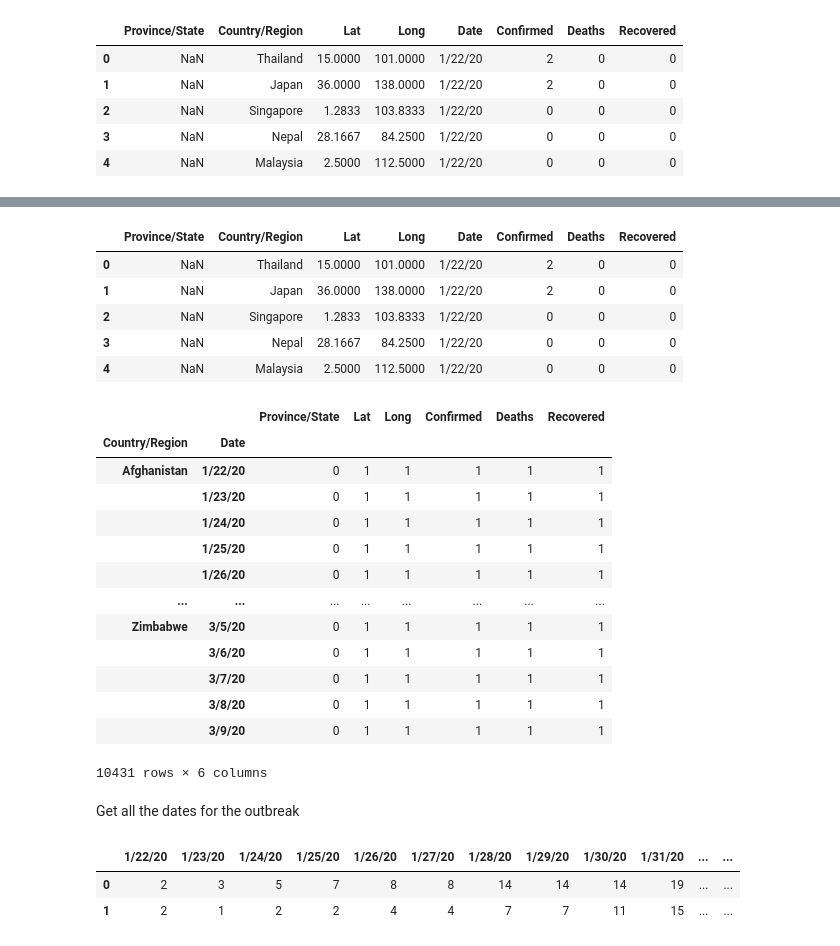
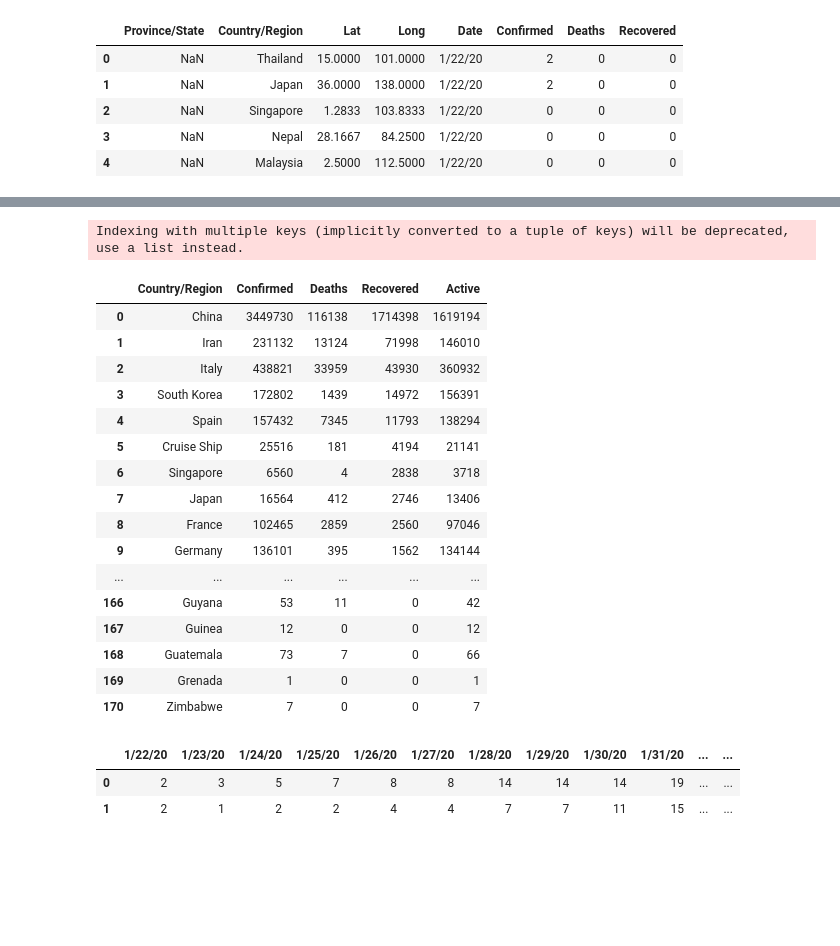
Before and after one commit to DataSenseiAryan/Covid19, a Jupyter notebook: MyVisualisation.ipynb, the cells around one changed output, grey strips where cells are left out. Cells and saved outputs as stored; diff of their text form; code cells hidden in the pictures; blank space fills up the shorter version.

```diff
--- a/MyVisualisation.ipynb
+++ b/MyVisualisation.ipynb
@@ -83,26 +120,26 @@ full_table = pd.read_csv('covid_19_full_updated.csv')
+# %%
+full_latest_grouped = full_table.groupby('Country/Region')['Confirmed', 'Deaths', 'Recovered', 'Active'].sum().reset_index()
+temp_g = full_latest_grouped.sort_values(by='Recovered', ascending=False)
+temp_g = temp_g.reset_index(drop=True)
+temp_g.style.background_gradient(cmap='Greens')
+# %% [output]
+Indexing with multiple keys (implicitly converted to a tuple of keys) will be deprecated, use a list instead.
+|  | Country/Region | Confirmed | Deaths | Recovered | Active |
+| 0 | China | 3449730 | 116138 | 1714398 | 1619194 |
+| 1 | Iran | 231132 | 13124 | 71998 | 146010 |
+| 2 | Italy | 438821 | 33959 | 43930 | 360932 |
+| 3 | South Korea | 172802 | 1439 | 14972 | 156391 |
+| 4 | Spain | 157432 | 7345 | 11793 | 138294 |
+| 5 | Cruise Ship | 25516 | 181 | 4194 | 21141 |
+| 6 | Singapore | 6560 | 4 | 2838 | 3718 |
+| 7 | Japan | 16564 | 412 | 2746 | 13406 |
+| 8 | France | 102465 | 2859 | 2560 | 97046 |
+| 9 | Germany | 136101 | 395 | 1562 | 134144 |
+| ... | ... | ... | ... | ... | ... |
+| 166 | Guyana | 53 | 11 | 0 | 42 |
+| 167 | Guinea | 12 | 0 | 0 | 12 |
+| 168 | Guatemala | 73 | 7 | 0 | 66 |
+| 169 | Grenada | 1 | 0 | 0 | 1 |
+| 170 | Zimbabwe | 7 | 0 | 0 | 7 |
 # %%
-full_table.head(5)
+full_table.
-# %% [output]
-|  | Province/State | Country/Region | Lat | Long | Date | Confirmed | Deaths | Recovered |
-| 0 | NaN | Thailand | 15.0000 | 101.0000 | 1/22/20 | 2 | 0 | 0 |
-| 1 | NaN | Japan | 36.0000 | 138.0000 | 1/22/20 | 2 | 0 | 0 |
-| 2 | NaN | Singapore | 1.2833 | 103.8333 | 1/22/20 | 0 | 0 | 0 |
-| 3 | NaN | Nepal | 28.1667 | 84.2500 | 1/22/20 | 0 | 0 | 0 |
-| 4 | NaN | Malaysia | 2.5000 | 112.5000 | 1/22/20 | 0 | 0 | 0 |
-# %%
-full_table.groupby(['Country/Region' , 'Date']).count()
-# %% [output]
-|  |  | Province/State | Lat | Long | Confirmed | Deaths | Recovered |
-| Country/Region | Date |  |  |  |  |  |  |
-| Afghanistan | 1/22/20 | 0 | 1 | 1 | 1 | 1 | 1 |
-|  | 1/23/20 | 0 | 1 | 1 | 1 | 1 | 1 |
-|  | 1/24/20 | 0 | 1 | 1 | 1 | 1 | 1 |
-|  | 1/25/20 | 0 | 1 | 1 | 1 | 1 | 1 |
-|  | 1/26/20 | 0 | 1 | 1 | 1 | 1 | 1 |
-| ... | ... | ... | ... | ... | ... | ... | ... |
-| Zimbabwe | 3/5/20 | 0 | 1 | 1 | 1 | 1 | 1 |
-|  | 3/6/20 | 0 | 1 | 1 | 1 | 1 | 1 |
-|  | 3/7/20 | 0 | 1 | 1 | 1 | 1 | 1 |
-|  | 3/8/20 | 0 | 1 | 1 | 1 | 1 | 1 |
-|  | 3/9/20 | 0 | 1 | 1 | 1 | 1 | 1 |
-10431 rows × 6 columns
@@ -111,2 +145,0 @@ cols = conf_df.keys()
-# %% [markdown]
-Get all the dates for the outbreak
```
Also changed, not shown: parts of 41 cells of this notebook, 15 other files.
